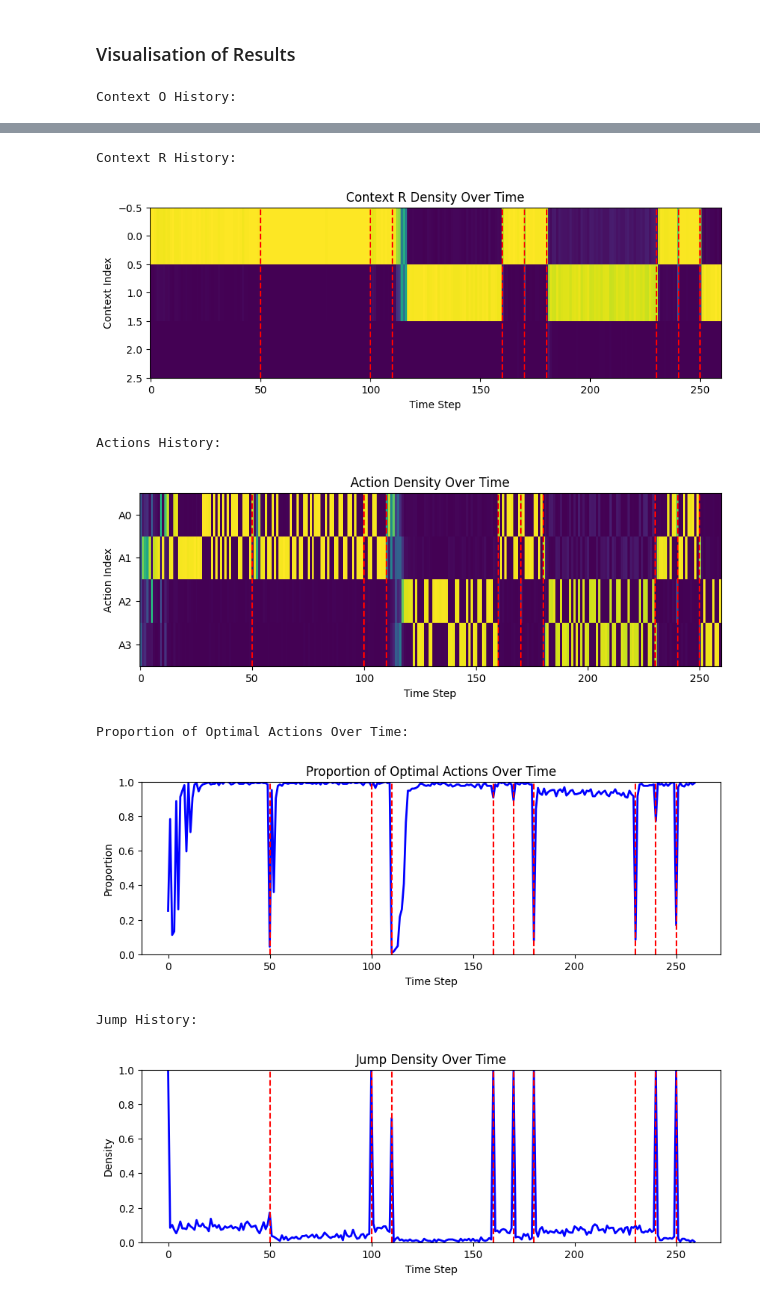
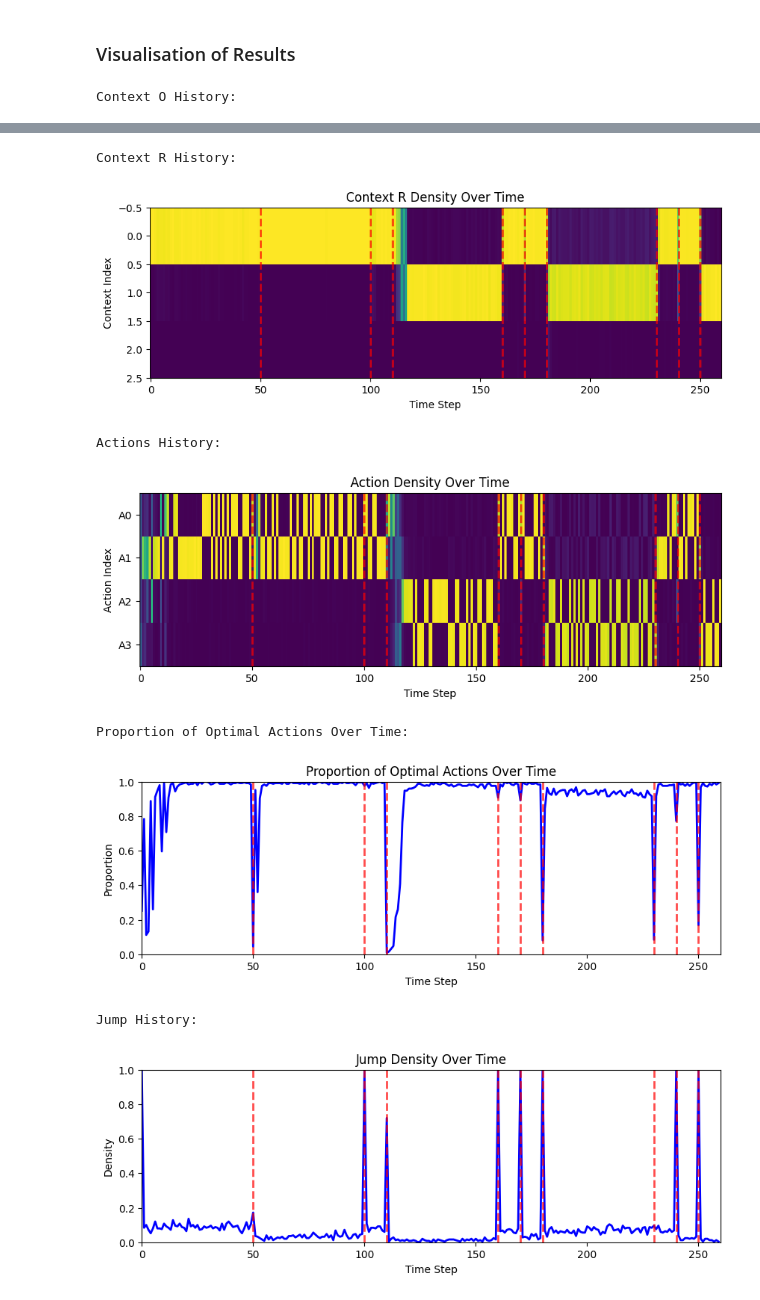
Before and after one commit to dkornai/CCEB, a Jupyter notebook: cceb.ipynb, the cells around one changed output, grey strips where cells are left out. Drawn from its saved outputs; the diff is of its cells as text; code cells hidden in the pictures.

```diff
--- a/cceb.ipynb
+++ b/cceb.ipynb
@@ -233,7 +233,7 @@ plt.figure(figsize=(10, 3))
 plt.imshow(context_o_densities.T, aspect='auto', cmap='viridis', interpolation='nearest')
 #plt.colorbar(label='Density')
 for jt in jump_times:
-    plt.axvline(x=jt, color='red', linestyle='--')
+    plt.axvline(x=jt, color='red', linestyle='--', linewidth=2, alpha=0.7)
 
 
 plt.xlabel('Time Step')
@@ -253,7 +253,7 @@ plt.figure(figsize=(10, 3))
 plt.imshow(context_r_densities.T, aspect='auto', cmap='viridis', interpolation='nearest')
 #plt.colorbar(label='Density')
 for jt in jump_times:
-    plt.axvline(x=jt, color='red', linestyle='--')
+    plt.axvline(x=jt, color='red', linestyle='--', linewidth=2, alpha=0.7)
 plt.xlabel('Time Step')
 plt.ylabel('Context Index')
 plt.title('Context R Density Over Time')
@@ -272,7 +272,7 @@ plt.imshow(actions_densities.T, aspect='auto', cmap='viridis', interpolation='ne
 #plt.colorbar(label='Density')
 plt.yticks(ticks=[0, 1, 2, 3], labels=['A0', 'A1', 'A2', 'A3'])
 for jt in jump_times:
-    plt.axvline(x=jt, color='red', linestyle='--')
+    plt.axvline(x=jt, color='red', linestyle='--', linewidth=2, alpha=0.7)
 plt.xlabel('Time Step')
 plt.ylabel('Action Index')
 plt.title('Action Density Over Time')
@@ -289,8 +289,9 @@ plt.title('Proportion of Optimal Actions Over Time')
 plt.xlabel('Time Step')
 plt.ylabel('Proportion')
 plt.ylim(0, 1)
+plt.xlim(0, len(proportion_optimal))
 for jt in jump_times:
-    plt.axvline(x=jt, color='red', linestyle='--')
+    plt.axvline(x=jt, color='red', linestyle='--', linewidth=2, alpha=0.7)
 plt.show()
 
 print("Jump History:")
@@ -304,8 +305,9 @@ plt.title('Jump Density Over Time')
 plt.xlabel('Time Step')
 plt.ylabel('Density')
 plt.ylim(0, 1)
+plt.xlim(0, len(jumps_densities))
 for jt in jump_times:
-    plt.axvline(x=jt, color='red', linestyle='--')
+    plt.axvline(x=jt, color='red', linestyle='--', linewidth=2, alpha=0.7)
 plt.show()
 # %% [output]
 Context O History:
@@ -313,8 +315,8 @@ Context O History:
 Context R History:
-[figure, old version]
+[figure, new version]
 Actions History:
-[figure, old version]
+[figure, new version]
 Proportion of Optimal Actions Over Time:
-[figure, old version]
+[figure, new version]
 Jump History:
-[figure, old version]
+[figure, new version]
```
Also changed, not shown: parts of 1 cell of this notebook.
